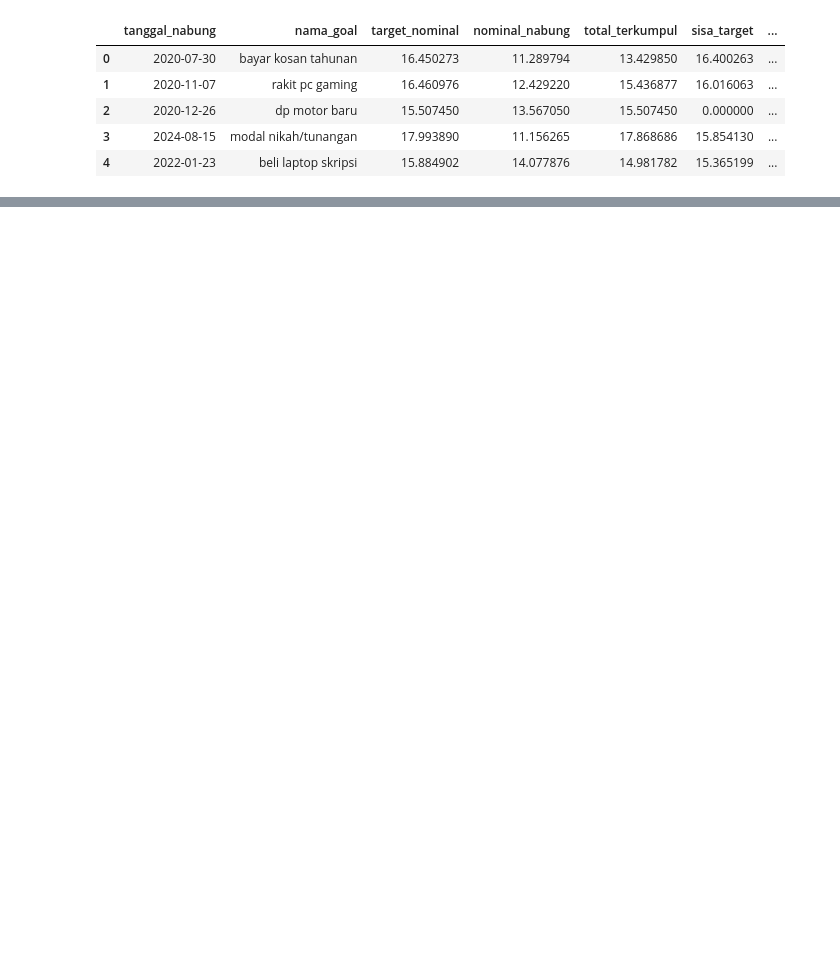
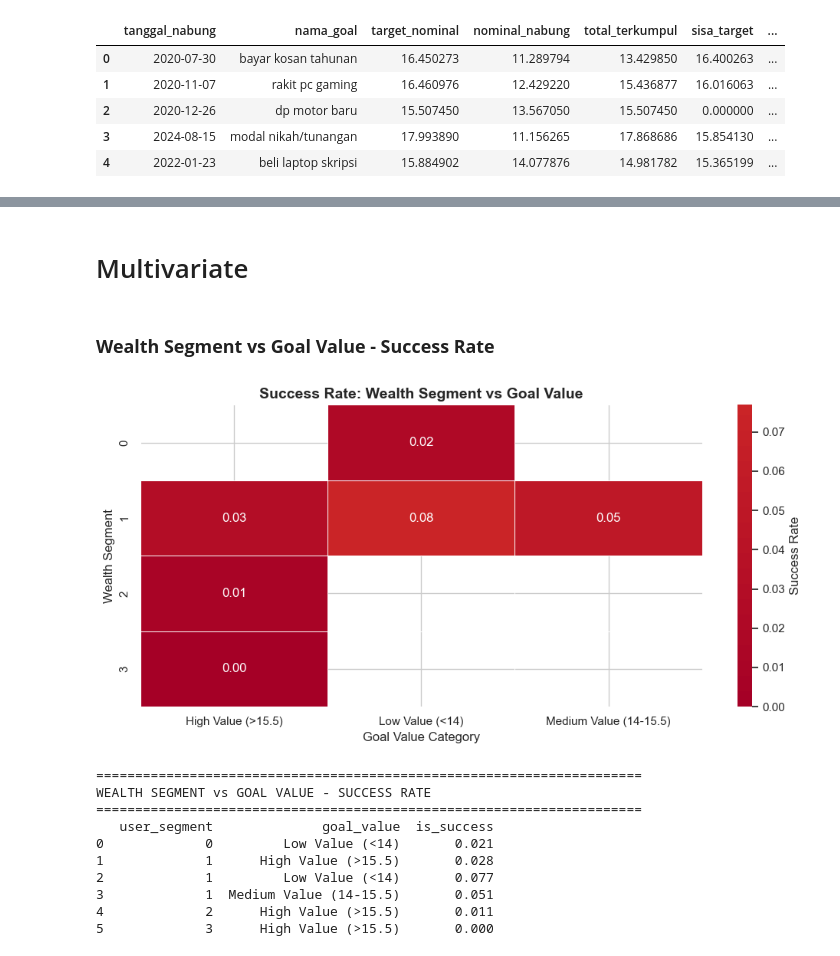
Before and after one commit to Capstone-Catatanku/Data-Science-Tabungan, a Jupyter notebook: Progress1.ipynb, the cells around one changed output, grey strips where cells are left out. Drawn from its saved outputs; the diff is of its cells as text; code cells hidden in the pictures; blank space fills up the shorter version.

Commit message:
adding eda and visualization

```diff
--- a/Progress1.ipynb
+++ b/Progress1.ipynb
@@ -702,0 +706,2 @@ memory usage: 3.5+ MB
+# %%
+df_analysis = df_log.copy()
@@ -702,0 +1011,10 @@ memory usage: 3.5+ MB
+# %%
+df_analysis['is_success'] = (df_analysis['sisa_target'] <= 0).astype(int)
+
+wealth_map = {0: 'Low Wealth', 1: 'Medium Wealth', 2: 'High Wealth'}
+df_analysis['wealth_segment'] = df_analysis['user_segment'].map(wealth_map)
+
+# Filter untuk 3 bulan terakhir
+latest_date = df_analysis['tanggal_nabung'].max()
+three_months_ago = latest_date - pd.DateOffset(months=3)
+df_recent = df_analysis[df_analysis['tanggal_nabung'] >= three_months_ago].copy()
@@ -702,0 +1120,50 @@ memory usage: 3.5+ MB
+# %% [markdown]
+# Multivariate
+# %% [markdown]
+ ### **Wealth Segment vs Goal Value - Success Rate**
+# %%
+
+
+# Kategorikan goal berdasarkan target nominal
+def goal_value_category(target):
+    if target < 14:
+        return 'Low Value (<14)'
+    elif target < 15.5:
+        return 'Medium Value (14-15.5)'
+    else:
+        return 'High Value (>15.5)'
+
+df_analysis['goal_value'] = df_analysis['target_nominal'].apply(goal_value_category)
+
+# Pivot table
+pivot_wealth_goal = df_analysis.groupby(['user_segment', 'goal_value']).agg({
+    'is_success': 'mean'
+}).reset_index()
+
+pivot_heatmap = pivot_wealth_goal.pivot(index='user_segment', columns='goal_value', values='is_success')
+
+fig, ax = plt.subplots(figsize=(10, 5))
+sns.heatmap(pivot_heatmap, annot=True, fmt='.2f', cmap='RdYlGn', center=0.5,
+            linewidths=0.5, ax=ax, cbar_kws={'label': 'Success Rate'})
+ax.set_title('Success Rate: Wealth Segment vs Goal Value', fontsize=14, fontweight='bold')
+ax.set_xlabel('Goal Value Category')
+ax.set_ylabel('Wealth Segment')
+plt.tight_layout()
+plt.show()
+
+print("="*70)
+print("WEALTH SEGMENT vs GOAL VALUE - SUCCESS RATE")
+print("="*70)
+print(pivot_wealth_goal.round(3))
+# %% [output]
+[figure, added]
+======================================================================
+WEALTH SEGMENT vs GOAL VALUE - SUCCESS RATE
+======================================================================
+   user_segment              goal_value  is_success
+0             0         Low Value (<14)       0.021
+1             1      High Value (>15.5)       0.028
+2             1         Low Value (<14)       0.077
+3             1  Medium Value (14-15.5)       0.051
+4             2      High Value (>15.5)       0.011
+5             3      High Value (>15.5)       0.000
```
Also changed, not shown: parts of 32 cells of this notebook, 3 other files.
